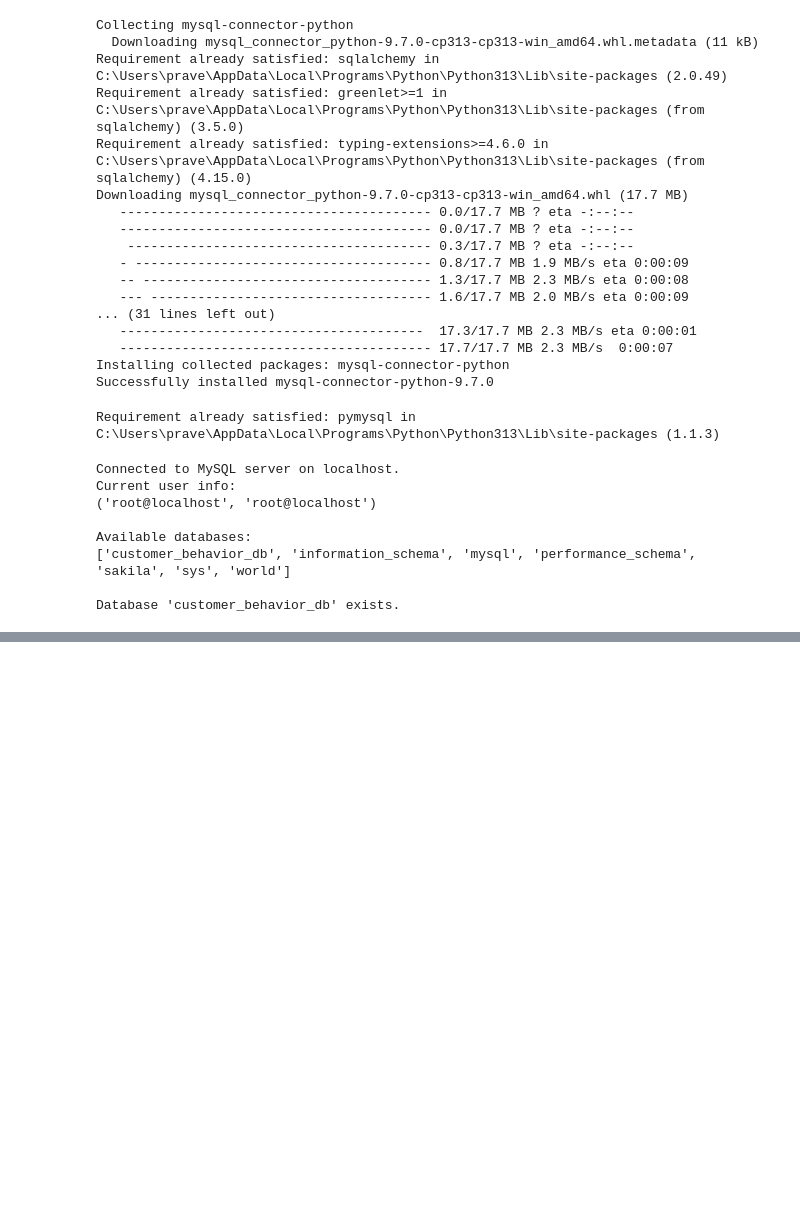
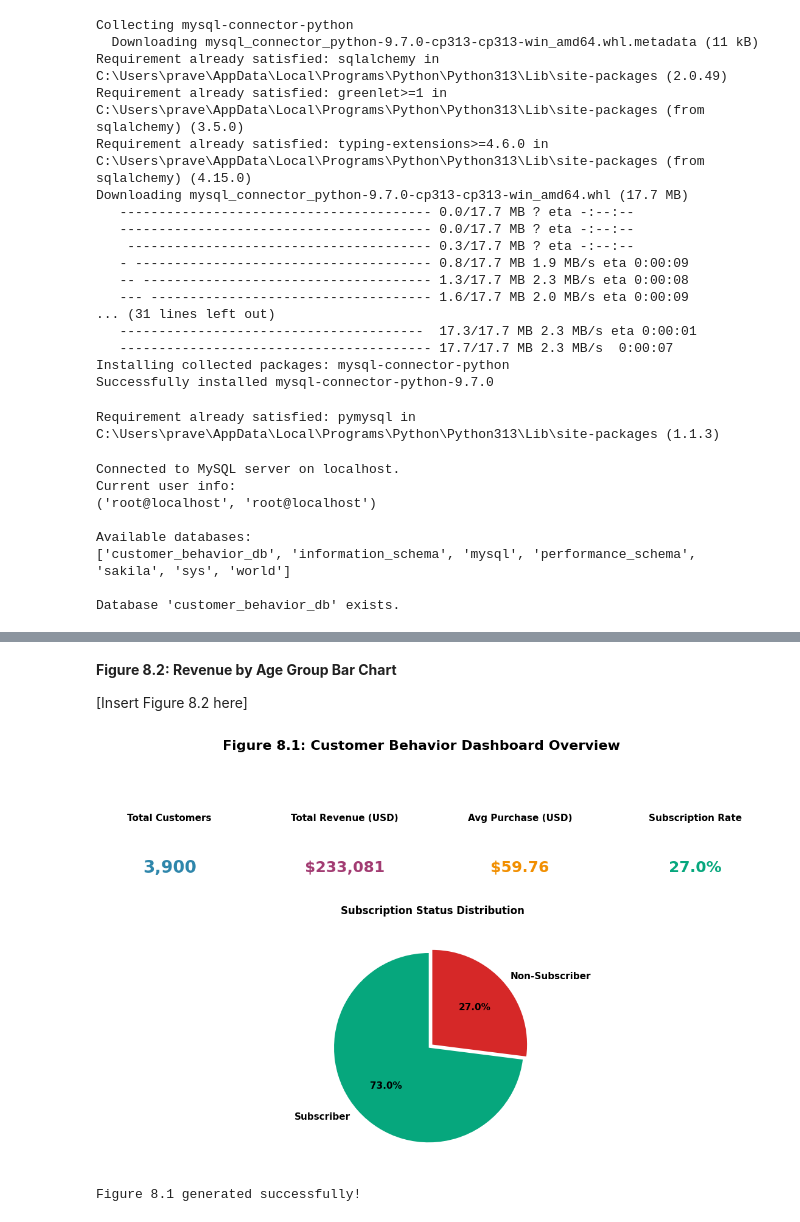
Before and after one commit to PawarPraveen/customer-trends-data-analysis-SQL-Python-PowerBI, a Jupyter notebook: Customer_Shopping_Behavior_Analysis.ipynb, the cells around one changed output, grey strips where cells are left out. Drawn from its saved outputs; the diff is of its cells as text; code cells hidden in the pictures; blank space fills up the shorter version.

```diff
--- a/Customer_Shopping_Behavior_Analysis.ipynb
+++ b/Customer_Shopping_Behavior_Analysis.ipynb
@@ -313,0 +311,66 @@ pd.read_sql("SELECT * FROM customer LIMIT 5;", engine)
+# %% [markdown]
+**Figure 8.2: Revenue by Age Group Bar Chart**
+
+[Insert Figure 8.2 here]
+# %%
+import matplotlib.pyplot as plt
+import matplotlib.patches as mpatches
+from matplotlib.gridspec import GridSpec
+import numpy as np
+
+# Figure 8.1: Customer Behavior Dashboard with KPIs and Subscription Pie Chart
+
+# Calculate KPIs
+total_customers = df.shape[0]
+total_revenue = df['purchase_amount'].sum()
+avg_purchase = df['purchase_amount'].mean()
+subscription_counts = df['subscription_status'].value_counts()
+subscription_rate = (subscription_counts.get('Yes', 0) / total_customers) * 100
+
+# Create figure with gridspec for dashboard layout
+fig = plt.figure(figsize=(14, 8))
+gs = GridSpec(3, 4, figure=fig, hspace=0.4, wspace=0.3)
+
+# Title
+fig.suptitle('Figure 8.1: Customer Behavior Dashboard Overview', fontsize=16, fontweight='bold', y=0.98)
+
+# KPI 1: Total Customers
+ax1 = fig.add_subplot(gs[0, 0])
+ax1.axis('off')
+ax1.text(0.5, 0.7, 'Total Customers', ha='center', va='center', fontsize=11, fontweight='bold')
+ax1.text(0.5, 0.2, f'{total_customers:,}', ha='center', va='center', fontsize=20, fontweight='bold', color='#2E86AB')
+
+# KPI 2: Total Revenue
+ax2 = fig.add_subplot(gs[0, 1])
+ax2.axis('off')
+ax2.text(0.5, 0.7, 'Total Revenue (USD)', ha='center', va='center', fontsize=11, fontweight='bold')
+ax2.text(0.5, 0.2, f'${total_revenue:,.0f}', ha='center', va='center', fontsize=18, fontweight='bold', color='#A23B72')
+
+# KPI 3: Average Purchase
+ax3 = fig.add_subplot(gs[0, 2])
+ax3.axis('off')
+ax3.text(0.5, 0.7, 'Avg Purchase (USD)', ha='center', va='center', fontsize=11, fontweight='bold')
+ax3.text(0.5, 0.2, f'${avg_purchase:.2f}', ha='center', va='center', fontsize=18, fontweight='bold', color='#F18F01')
+
+# KPI 4: Subscription Rate
+ax4 = fig.add_subplot(gs[0, 3])
+ax4.axis('off')
+ax4.text(0.5, 0.7, 'Subscription Rate', ha='center', va='center', fontsize=11, fontweight='bold')
+ax4.text(0.5, 0.2, f'{subscription_rate:.1f}%', ha='center', va='center', fontsize=18, fontweight='bold', color='#06A77D')
+
+# Subscription Pie Chart
+ax_pie = fig.add_subplot(gs[1:, 1:3])
+colors = ['#06A77D', '#D62828']
+explode = (0.05, 0)
+wedges, texts, autotexts = ax_pie.pie(subscription_counts, labels=['Subscriber', 'Non-Subscriber'],
+                                        autopct='%1.1f%%', colors=colors, explode=explode,
+                                        startangle=90, textprops={'fontsize': 11, 'fontweight': 'bold'})
+ax_pie.set_title('Subscription Status Distribution', fontsize=12, fontweight='bold', pad=15)
+
+plt.tight_layout()
+plt.show()
+
+print("Figure 8.1 generated successfully!")
+# %% [output]
+[figure, added]
+Figure 8.1 generated successfully!
```
Also changed, not shown: parts of 4 cells of this notebook, 5 other files.
